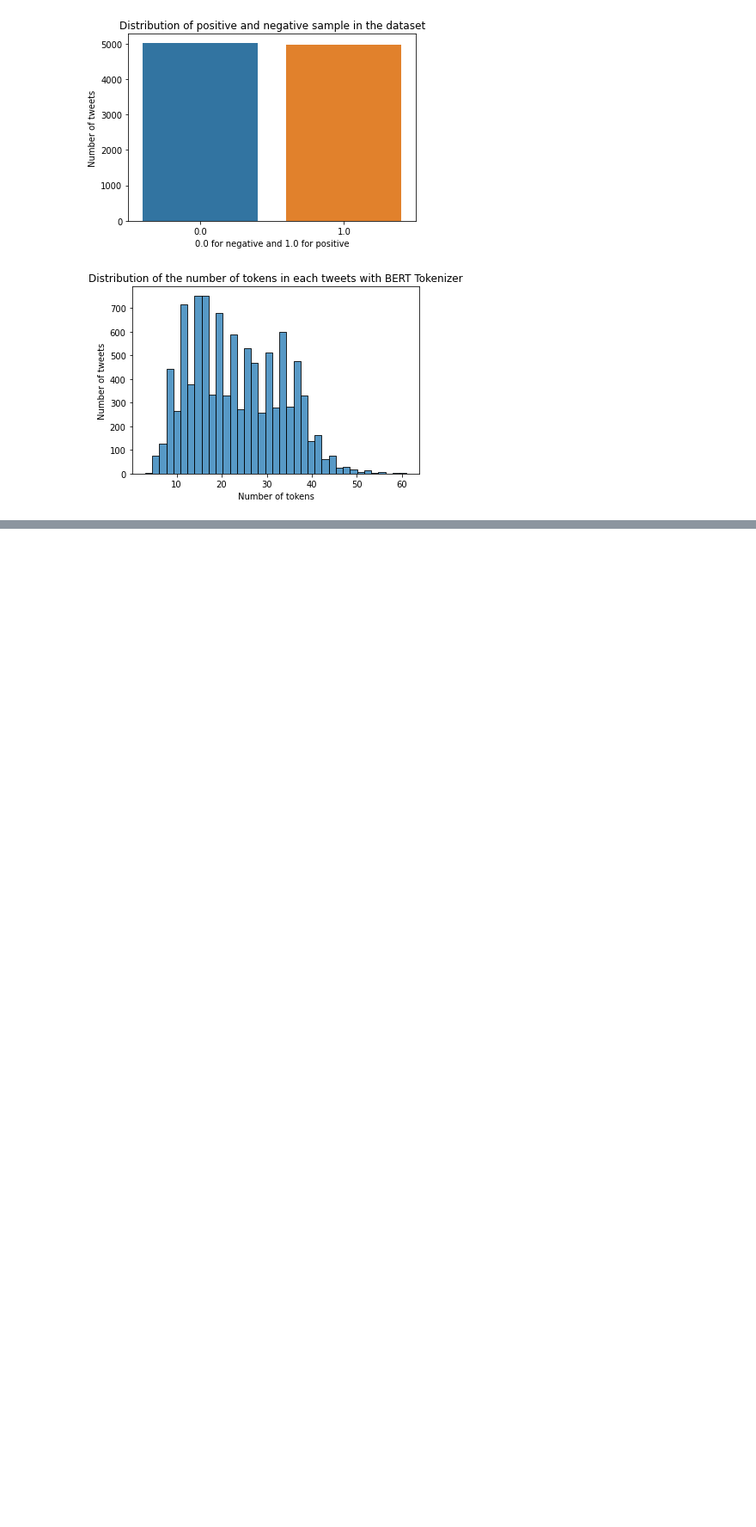
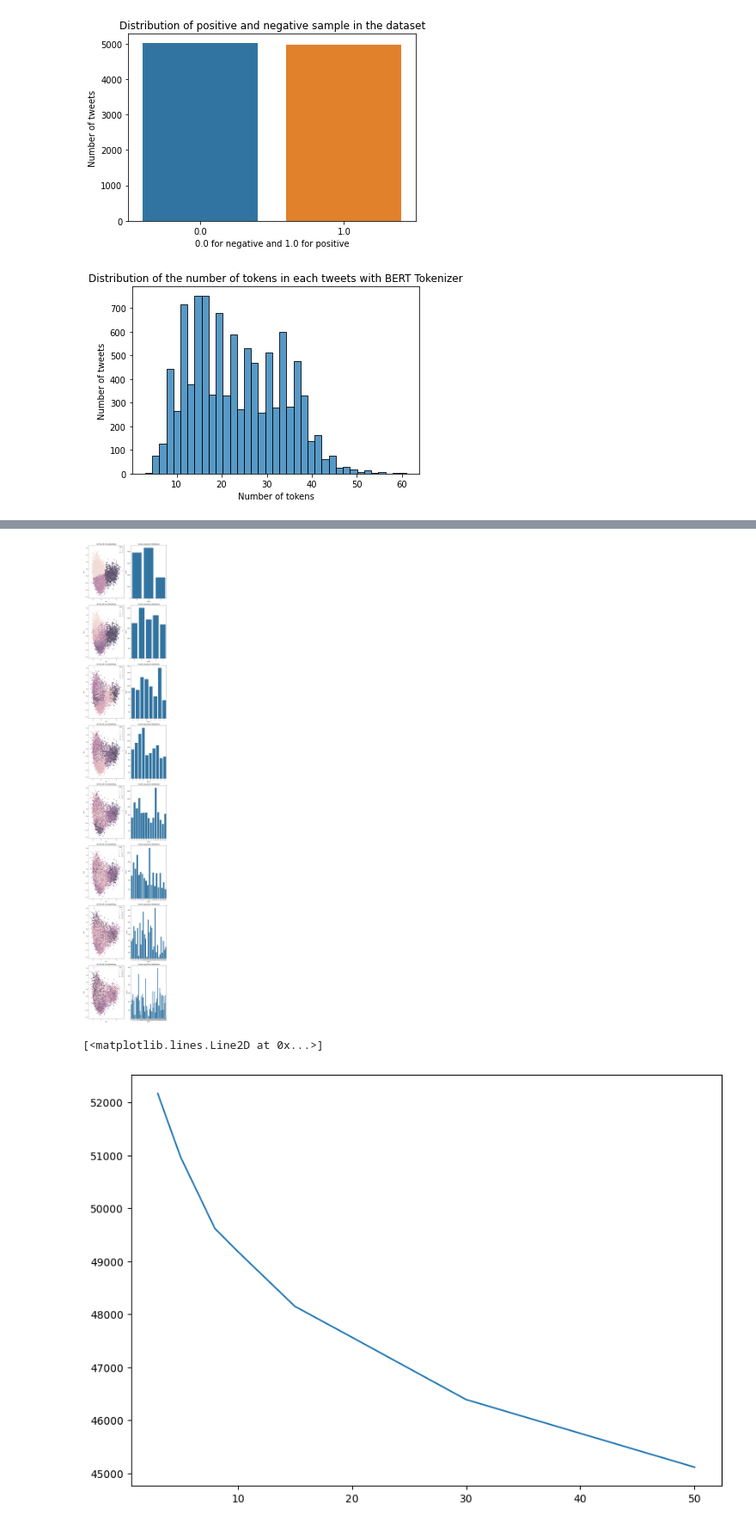
Before and after one commit to magantoine/EfficientActiveLearning, a Jupyter notebook: eda.ipynb, the cells around one changed output, grey strips where cells are left out. Shown at 86% size. Saved outputs shown, nothing was run; the diff lists cells and outputs as text; code cells hidden in the pictures; blank space fills up the shorter version.

```diff
--- a/eda.ipynb
+++ b/eda.ipynb
@@ -58,0 +89,20 @@ g.set_ylabel("Number of tweets");
+# %%
+ds = create_datasets(sub_sampling=10_000)
+ds = MyDataset(data=ds,
+          tokenizer=emb_tok,
+          max_length=130,
+          device=mps_device)
+
+
+process_dl = DataLoader(ds,
+                        batch_size=32,
+                        shuffle=False)
+
+process_embs = []
+for batch in tqdm(process_dl):
+    batch.pop("labels")
+    process_embs.append(
+        emb_model(
+                **batch
+            ).last_hidden_state[:, 0, :].detach()
+    )
@@ -58,0 +174,25 @@ g.set_ylabel("Number of tweets");
+# %%
+from sklearn.cluster import KMeans
+from matplotlib import pyplot as plt
+
+distortions = []
+Ks = [3, 5, 8, 10, 15, 20, 30, 50]
+assert(len(Ks) % 2 == 0) ## for layout purpose
+f, a = plt.subplots(len(Ks), 2 , figsize=(10, 7 * len(Ks)))
+for k, ax in tqdm(zip(Ks, a)):
+    kmeans = KMeans(n_clusters=k, random_state=0, n_init="auto").fit(all_embs)
+
+    ndf = plot_pca(colors=kmeans.labels_, ax=ax[0])
+    g = sns.countplot(data=ndf, x="colors", ax=ax[1])
+    g.set_title("Cluster population distribution")
+    distortions.append(kmeans.inertia_)
+
+plt.tight_layout()
+plt.show()
+
+f = plt.figure(figsize=(10, 7))
+plt.plot(Ks, distortions)
+# %% [output]
+[figure, added]
+[<matplotlib.lines.Line2D at 0x...>]
+[figure, added]
```
Also changed, not shown: parts of 45 cells of this notebook, 2 other files.
